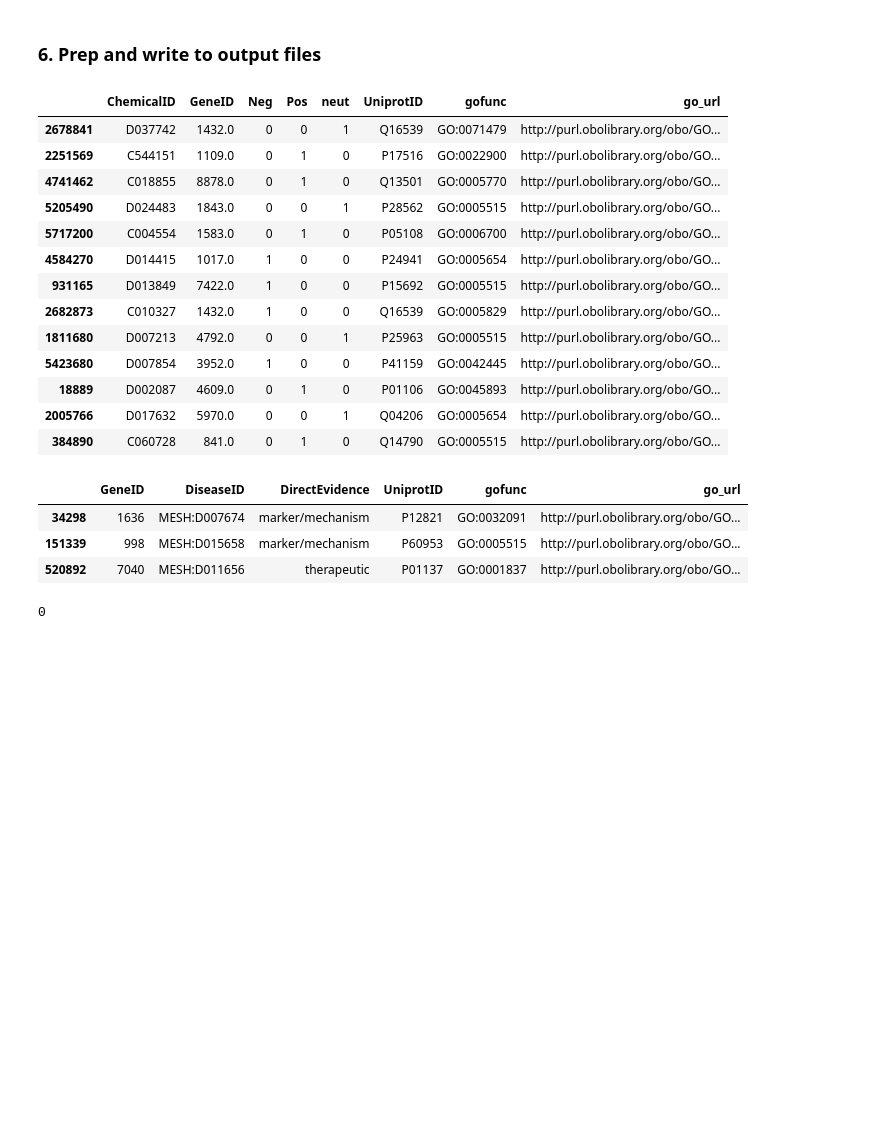
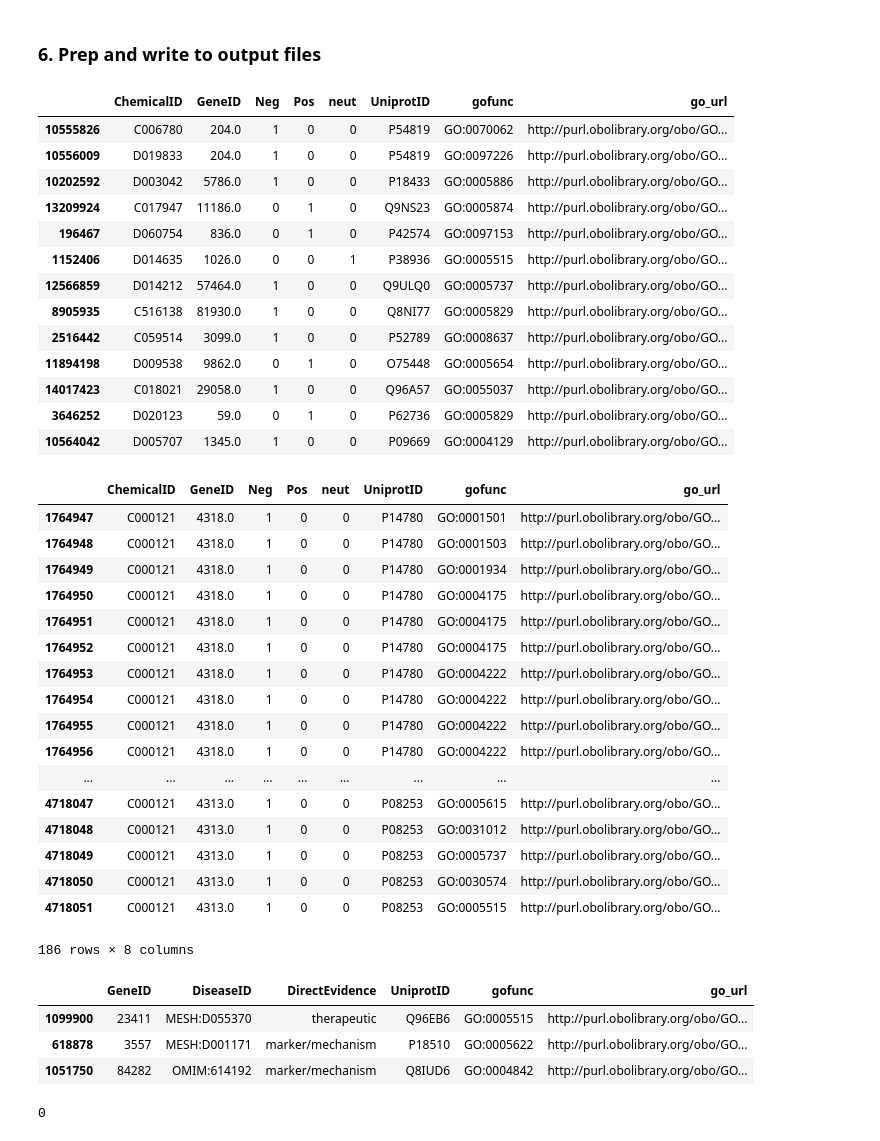
Before and after one commit to colemai/msc-thesis, a Jupyter notebook: opa/opa2vec.ipynb, the cells around one changed output. Saved outputs shown, nothing was run; the diff lists cells and outputs as text; code cells hidden in the pictures; blank space fills up the shorter version.

```diff
--- a/opa/opa2vec.ipynb
+++ b/opa/opa2vec.ipynb
@@ -19,7 +19,7 @@ col_types = {
     'ChemicalID': 'category',
     'InteractionActions': 'category',
 }
-cols=['ChemicalID', 'GeneID', 'InteractionActions'
+cols=['ChemicalID', 'GeneID', 'InteractionActions', 'OrganismID', 'GeneSymbol']
 
 
 df_cg = pd.read_csv('../ctd-to-nt/csvs/CTD_chem_gene_ixns.csv', usecols=cols, skiprows=27)
@@ -310,7 +310,7 @@ df_cgd.sample(13)
 ### 5. Mine goa file, attaching go function for each uniprot ID to the parent chemical/gene
 # %%
 # import goa file (uniprot ID to go_functions)
-# go_funcs = pd.read_csv('../goa_human.gaf', header=None, skiprows=30, sep='\t', low_memory=False)
+go_funcs = pd.read_csv('../goa_human.gaf', header=None, skiprows=30, sep='\t', low_memory=False)
 # %%
 # Cut out all cols except uniprot ids and go_funcs, rename these
 go_funcs = go_funcs.rename(columns={ go_funcs.columns[1]: "UniprotID" })
@@ -387,26 +387,47 @@ df_cgd['GeneID'] = df_cgd.GeneID.astype(int)
 df_cg.sample(13)
 # %% [output]
 |  | ChemicalID | GeneID | Neg | Pos | neut | UniprotID | gofunc | go_url |
-| 2678841 | D037742 | 1432.0 | 0 | 0 | 1 | Q16539 | GO:0071479 | http://purl.obolibrary.org/obo/GO... |
-| 2251569 | C544151 | 1109.0 | 0 | 1 | 0 | P17516 | GO:0022900 | http://purl.obolibrary.org/obo/GO... |
-| 4741462 | C018855 | 8878.0 | 0 | 1 | 0 | Q13501 | GO:0005770 | http://purl.obolibrary.org/obo/GO... |
-| 5205490 | D024483 | 1843.0 | 0 | 0 | 1 | P28562 | GO:0005515 | http://purl.obolibrary.org/obo/GO... |
-| 5717200 | C004554 | 1583.0 | 0 | 1 | 0 | P05108 | GO:0006700 | http://purl.obolibrary.org/obo/GO... |
-| 4584270 | D014415 | 1017.0 | 1 | 0 | 0 | P24941 | GO:0005654 | http://purl.obolibrary.org/obo/GO... |
-| 931165 | D013849 | 7422.0 | 1 | 0 | 0 | P15692 | GO:0005515 | http://purl.obolibrary.org/obo/GO... |
-| 2682873 | C010327 | 1432.0 | 1 | 0 | 0 | Q16539 | GO:0005829 | http://purl.obolibrary.org/obo/GO... |
-| 1811680 | D007213 | 4792.0 | 0 | 0 | 1 | P25963 | GO:0005515 | http://purl.obolibrary.org/obo/GO... |
-| 5423680 | D007854 | 3952.0 | 1 | 0 | 0 | P41159 | GO:0042445 | http://purl.obolibrary.org/obo/GO... |
-| 18889 | D002087 | 4609.0 | 0 | 1 | 0 | P01106 | GO:0045893 | http://purl.obolibrary.org/obo/GO... |
-| 2005766 | D017632 | 5970.0 | 0 | 0 | 1 | Q04206 | GO:0005654 | http://purl.obolibrary.org/obo/GO... |
-| 384890 | C060728 | 841.0 | 0 | 1 | 0 | Q14790 | GO:0005515 | http://purl.obolibrary.org/obo/GO... |
+| 10555826 | C006780 | 204.0 | 1 | 0 | 0 | P54819 | GO:0070062 | http://purl.obolibrary.org/obo/GO... |
+| 10556009 | D019833 | 204.0 | 1 | 0 | 0 | P54819 | GO:0097226 | http://purl.obolibrary.org/obo/GO... |
+| 10202592 | D003042 | 5786.0 | 1 | 0 | 0 | P18433 | GO:0005886 | http://purl.obolibrary.org/obo/GO... |
+| 13209924 | C017947 | 11186.0 | 0 | 1 | 0 | Q9NS23 | GO:0005874 | http://purl.obolibrary.org/obo/GO... |
+| 196467 | D060754 | 836.0 | 0 | 1 | 0 | P42574 | GO:0097153 | http://purl.obolibrary.org/obo/GO... |
+| 1152406 | D014635 | 1026.0 | 0 | 0 | 1 | P38936 | GO:0005515 | http://purl.obolibrary.org/obo/GO... |
+| 12566859 | D014212 | 57464.0 | 1 | 0 | 0 | Q9ULQ0 | GO:0005737 | http://purl.obolibrary.org/obo/GO... |
+| 8905935 | C516138 | 81930.0 | 1 | 0 | 0 | Q8NI77 | GO:0005829 | http://purl.obolibrary.org/obo/GO... |
+| 2516442 | C059514 | 3099.0 | 1 | 0 | 0 | P52789 | GO:0008637 | http://purl.obolibrary.org/obo/GO... |
+| 11894198 | D009538 | 9862.0 | 0 | 1 | 0 | O75448 | GO:0005654 | http://purl.obolibrary.org/obo/GO... |
+| 14017423 | C018021 | 29058.0 | 1 | 0 | 0 | Q96A57 | GO:0055037 | http://purl.obolibrary.org/obo/GO... |
+| 3646252 | D020123 | 59.0 | 0 | 1 | 0 | P62736 | GO:0005829 | http://purl.obolibrary.org/obo/GO... |
+| 10564042 | D005707 | 1345.0 | 1 | 0 | 0 | P09669 | GO:0004129 | http://purl.obolibrary.org/obo/GO... |
+# %%
+df_cg[df_cg.ChemicalID == 'C000121']
+# %% [output]
+|  | ChemicalID | GeneID | Neg | Pos | neut | UniprotID | gofunc | go_url |
+| 1764947 | C000121 | 4318.0 | 1 | 0 | 0 | P14780 | GO:0001501 | http://purl.obolibrary.org/obo/GO... |
+| 1764948 | C000121 | 4318.0 | 1 | 0 | 0 | P14780 | GO:0001503 | http://purl.obolibrary.org/obo/GO... |
+| 1764949 | C000121 | 4318.0 | 1 | 0 | 0 | P14780 | GO:0001934 | http://purl.obolibrary.org/obo/GO... |
+| 1764950 | C000121 | 4318.0 | 1 | 0 | 0 | P14780 | GO:0004175 | http://purl.obolibrary.org/obo/GO... |
+| 1764951 | C000121 | 4318.0 | 1 | 0 | 0 | P14780 | GO:0004175 | http://purl.obolibrary.org/obo/GO... |
+| 1764952 | C000121 | 4318.0 | 1 | 0 | 0 | P14780 | GO:0004175 | http://purl.obolibrary.org/obo/GO... |
+| 1764953 | C000121 | 4318.0 | 1 | 0 | 0 | P14780 | GO:0004222 | http://purl.obolibrary.org/obo/GO... |
+| 1764954 | C000121 | 4318.0 | 1 | 0 | 0 | P14780 | GO:0004222 | http://purl.obolibrary.org/obo/GO... |
+| 1764955 | C000121 | 4318.0 | 1 | 0 | 0 | P14780 | GO:0004222 | http://purl.obolibrary.org/obo/GO... |
+| 1764956 | C000121 | 4318.0 | 1 | 0 | 0 | P14780 | GO:0004222 | http://purl.obolibrary.org/obo/GO... |
+| ... | ... | ... | ... | ... | ... | ... | ... | ... |
+| 4718047 | C000121 | 4313.0 | 1 | 0 | 0 | P08253 | GO:0005615 | http://purl.obolibrary.org/obo/GO... |
+| 4718048 | C000121 | 4313.0 | 1 | 0 | 0 | P08253 | GO:0031012 | http://purl.obolibrary.org/obo/GO... |
+| 4718049 | C000121 | 4313.0 | 1 | 0 | 0 | P08253 | GO:0005737 | http://purl.obolibrary.org/obo/GO... |
+| 4718050 | C000121 | 4313.0 | 1 | 0 | 0 | P08253 | GO:0030574 | http://purl.obolibrary.org/obo/GO... |
+| 4718051 | C000121 | 4313.0 | 1 | 0 | 0 | P08253 | GO:0005515 | http://purl.obolibrary.org/obo/GO... |
+186 rows × 8 columns
 # %%
 df_cgd.sample(3)
 # %% [output]
 |  | GeneID | DiseaseID | DirectEvidence | UniprotID | gofunc | go_url |
-| 34298 | 1636 | MESH:D007674 | marker/mechanism | P12821 | GO:0032091 | http://purl.obolibrary.org/obo/GO... |
-| 151339 | 998 | MESH:D015658 | marker/mechanism | P60953 | GO:0005515 | http://purl.obolibrary.org/obo/GO... |
-| 520892 | 7040 | MESH:D011656 | therapeutic | P01137 | GO:0001837 | http://purl.obolibrary.org/obo/GO... |
+| 1099900 | 23411 | MESH:D055370 | therapeutic | Q96EB6 | GO:0005515 | http://purl.obolibrary.org/obo/GO... |
+| 618878 | 3557 | MESH:D001171 | marker/mechanism | P18510 | GO:0005622 | http://purl.obolibrary.org/obo/GO... |
+| 1051750 | 84282 | OMIM:614192 | marker/mechanism | Q8IUD6 | GO:0004842 | http://purl.obolibrary.org/obo/GO... |
 # %%
 # Here I append a -n to entity-gene relationships that are negative and -p if positive
 # This will enable us to run all vectorisation at once and retain the correlation for processing in opa-nn notebook
```
Also changed, not shown: parts of 7 cells of this notebook, 1 other file.
